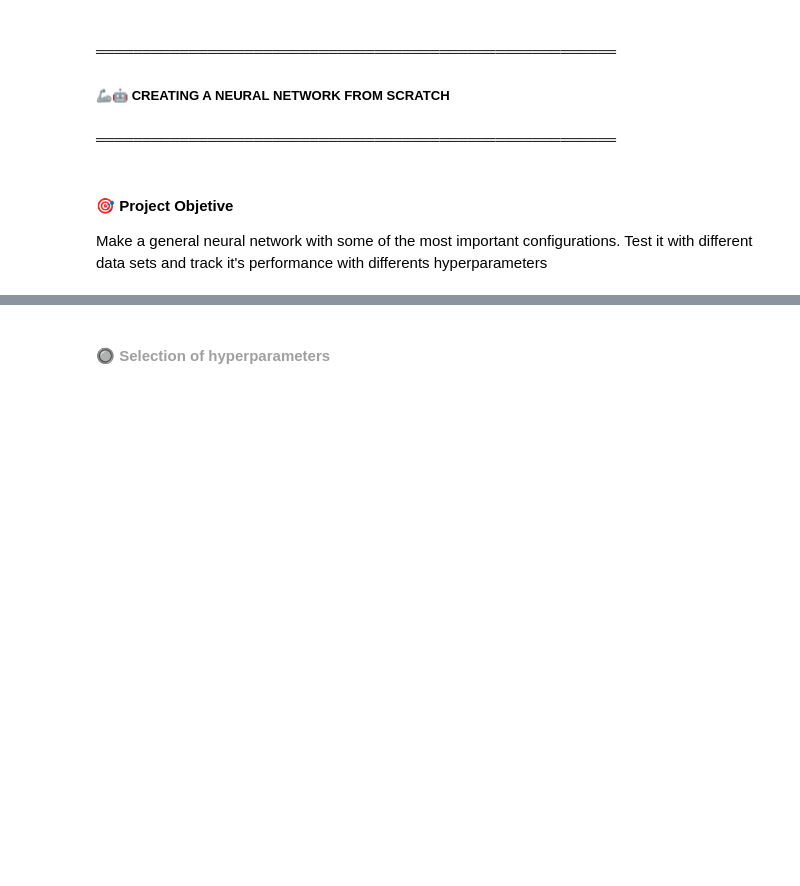
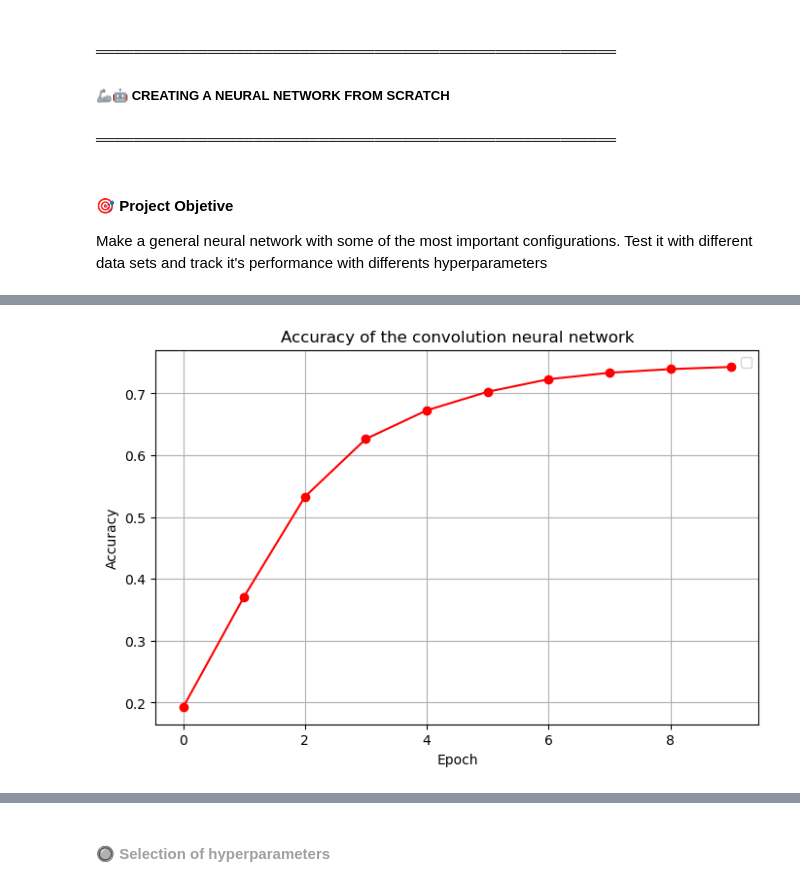
Before and after one commit to Miguel9Angel/Convolutional-Neural-Network, a Jupyter notebook: notebooks/testing_models.ipynb, the cells around one changed output, grey strips where cells are left out. Cells and saved outputs as stored; diff of their text form; code cells hidden in the pictures; blank space fills up the shorter version.

```diff
--- a/notebooks/testing_models.ipynb
+++ b/notebooks/testing_models.ipynb
@@ -74 +89,12 @@ with open('network.pkl', 'rb') as f:
+# %%
+plt.figure(figsize=(8,5))
+plt.plot(accu, marker='o', linestyle='-', color='r')
+plt.title('Accuracy of the convolution neural network')
+plt.xlabel('Epoch')
+plt.ylabel('Accuracy')
+plt.legend()
+plt.grid(True)
+plt.show()
+# %% [output]
+[figure, added]
 # %%
```
Also changed, not shown: parts of 6 cells of this notebook, 1 other file.
